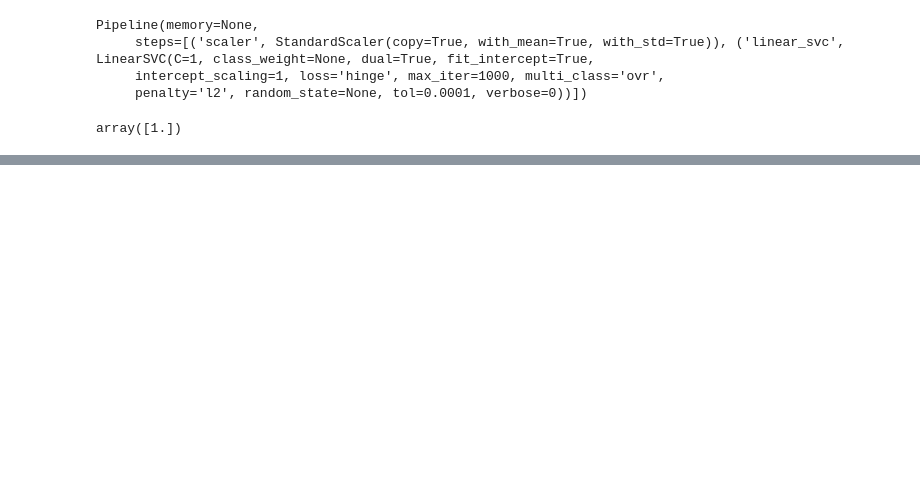
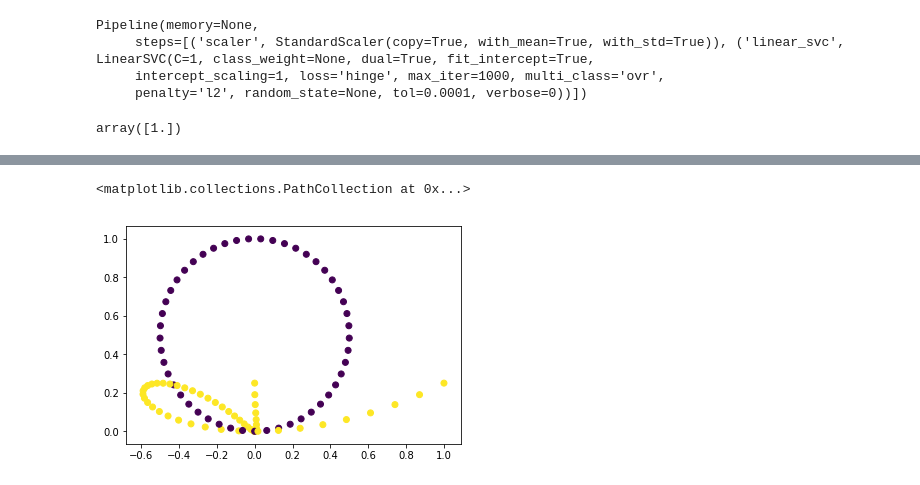
Before and after one commit to dominikstraessle/handson-ml, a Jupyter notebook: 05_support_vector_machines_summary.ipynb, the cells around one changed output, grey strips where cells are left out. Cells and saved outputs as stored; diff of their text form; code cells hidden in the pictures; blank space fills up the shorter version.

```diff
--- a/05_support_vector_machines_summary.ipynb
+++ b/05_support_vector_machines_summary.ipynb
@@ -57,0 +141,7 @@ array([1.])
+# %%
+X_poly = PolynomialFeatures(degree=3).fit_transform(X)
+# %%
+plt.scatter(X_poly[:,4], X_poly[:,5], c=y)
+# %% [output]
+<matplotlib.collections.PathCollection at 0x...>
+[figure, added]
```
Also changed, not shown: parts of 36 cells of this notebook.
